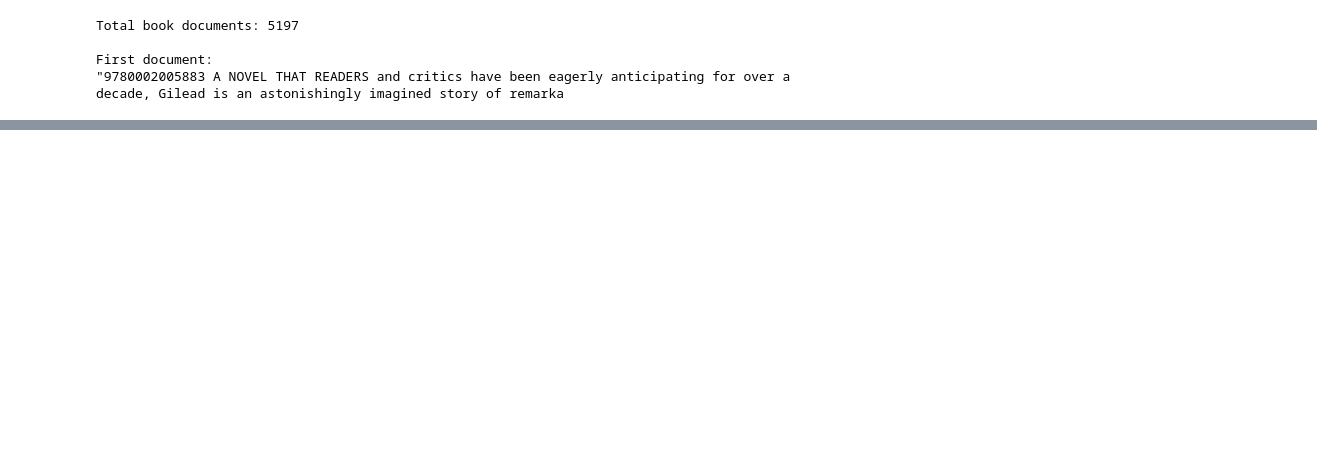
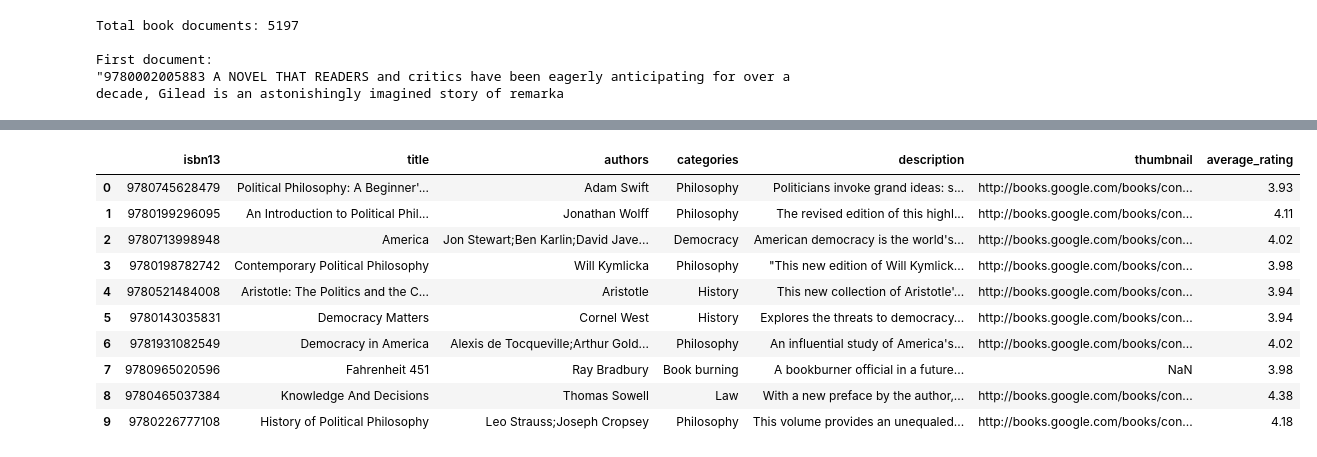
Before and after one commit to Jamess-Nicc/book-recommender, a Jupyter notebook: vector-search.ipynb, the cells around one changed output, grey strips where cells are left out. Drawn from its saved outputs; the diff is of its cells as text; code cells hidden in the pictures; blank space fills up the shorter version.

Commit message:
made a book_recommend function to call when querying books. The function also has additional parameters which are ratings and amount of books to show.

```diff
--- a/vector-search.ipynb
+++ b/vector-search.ipynb
@@ -142,7 +144,4 @@ Books indexed: 15591
 # %%
-query = "A story about friendship, magic, and adventure"
-
-results = db_books.similarity_search(query, k=5)
-
-print("Results returned:", len(results))
+print("Documents created:", len(documents))
+print("Books indexed:", db_books._collection.count())
 # %% [output]
@@ -149,0 +150,7 @@ Results returned: 5
+# %%
+isbn_list = [
+    doc.page_content.split()[0].strip('"')
+    for doc in results
+]
+
+print(isbn_list)
@@ -149,0 +159,6 @@ Results returned: 5
+# %%
+recommended_books = books[
+    books["isbn13"].astype(str).isin(isbn_list)
+]
+
+recommended_books
@@ -149,0 +232,16 @@ Results returned: 5
+# %%
+recommend_books("A political book about governance",
+                k=10,
+                min_rating=3.9)
+# %% [output]
+|  | isbn13 | title | authors | categories | description | thumbnail | average_rating |
+| 0 | 9780745628479 | Political Philosophy: A Beginner'... | Adam Swift | Philosophy | Politicians invoke grand ideas: s... | http://books.google.com/books/con... | 3.93 |
+| 1 | 9780199296095 | An Introduction to Political Phil... | Jonathan Wolff | Philosophy | The revised edition of this highl... | http://books.google.com/books/con... | 4.11 |
+| 2 | 9780713998948 | America | Jon Stewart;Ben Karlin;David Jave... | Democracy | American democracy is the world's... | http://books.google.com/books/con... | 4.02 |
+| 3 | 9780198782742 | Contemporary Political Philosophy | Will Kymlicka | Philosophy | "This new edition of Will Kymlick... | http://books.google.com/books/con... | 3.98 |
+| 4 | 9780521484008 | Aristotle: The Politics and the C... | Aristotle | History | This new collection of Aristotle'... | http://books.google.com/books/con... | 3.94 |
+| 5 | 9780143035831 | Democracy Matters | Cornel West | History | Explores the threats to democracy... | http://books.google.com/books/con... | 3.94 |
+| 6 | 9781931082549 | Democracy in America | Alexis de Tocqueville;Arthur Gold... | Philosophy | An influential study of America's... | http://books.google.com/books/con... | 4.02 |
+| 7 | 9780965020596 | Fahrenheit 451 | Ray Bradbury | Book burning | A bookburner official in a future... | NaN | 3.98 |
+| 8 | 9780465037384 | Knowledge And Decisions | Thomas Sowell | Law | With a new preface by the author,... | http://books.google.com/books/con... | 4.38 |
+| 9 | 9780226777108 | History of Political Philosophy | Leo Strauss;Joseph Cropsey | Philosophy | This volume provides an unequaled... | http://books.google.com/books/con... | 4.18 |
```
Also changed, not shown: parts of 12 cells of this notebook.
